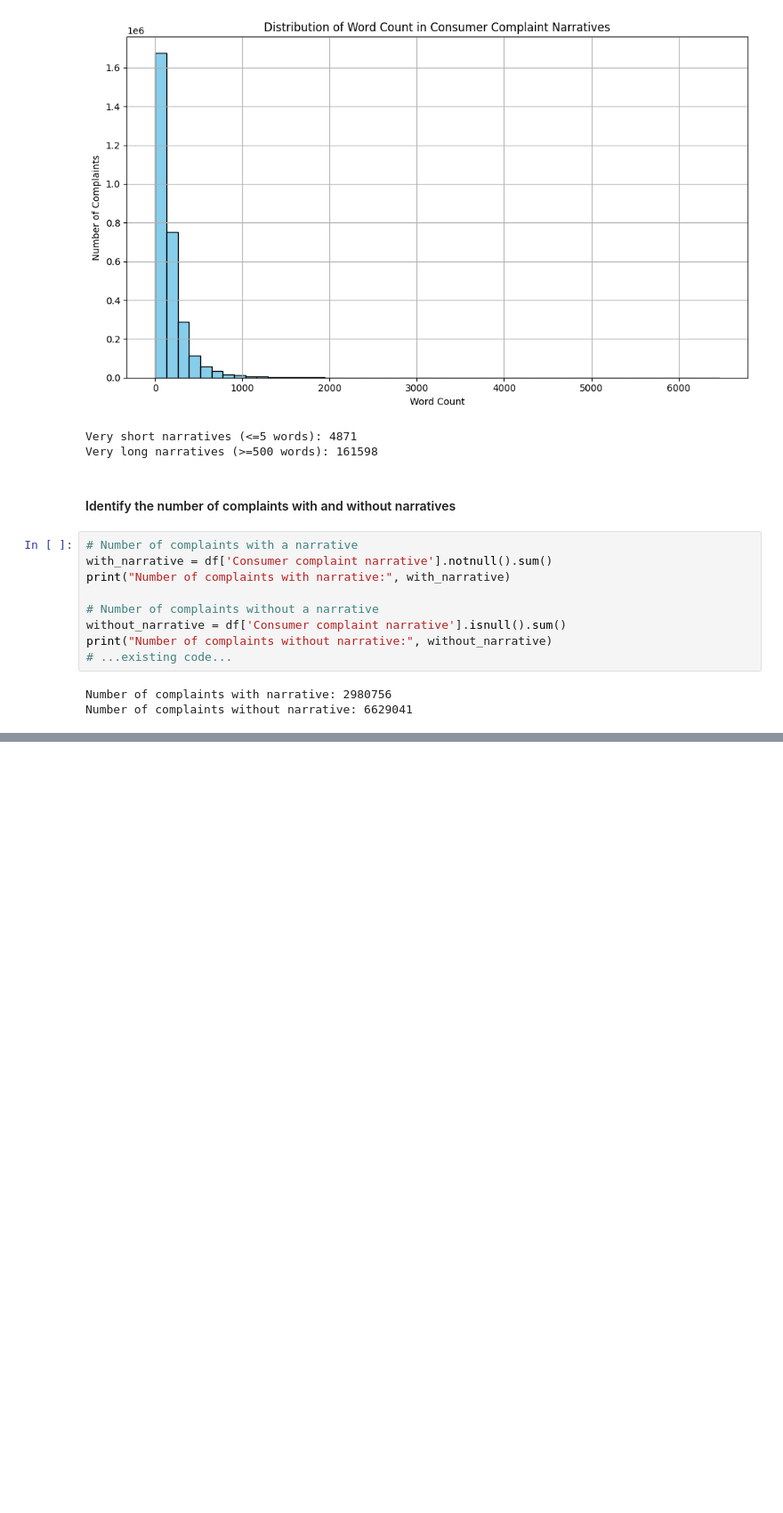
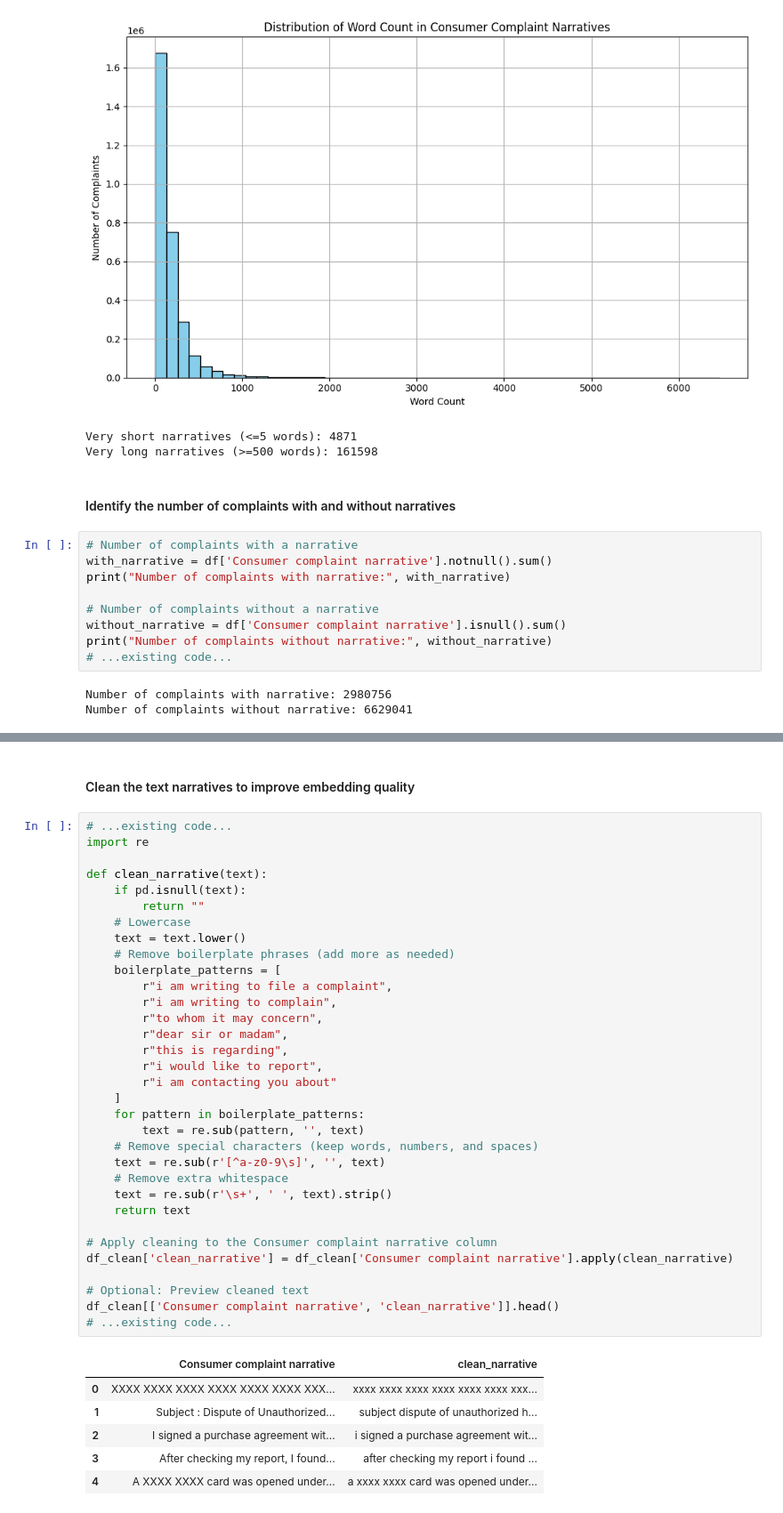
Before and after one commit to girmachew82/Intelligent_Complaint_Analysis_for_Financial_Services, a Jupyter notebook: notebooks/eda.ipynb, the cells around one changed output, grey strips where cells are left out. Shown at 89% size. Cells and saved outputs as stored; diff of their text form; blank space fills up the shorter version.

```diff
--- a/notebooks/eda.ipynb
+++ b/notebooks/eda.ipynb
@@ -281,0 +377,42 @@ Number of complaints without narrative: 6629041
+# %% [markdown]
+#### Clean the text narratives to improve embedding quality
+# %%
+# ...existing code...
+import re
+
+def clean_narrative(text):
+    if pd.isnull(text):
+        return ""
+    # Lowercase
+    text = text.lower()
+    # Remove boilerplate phrases (add more as needed)
+    boilerplate_patterns = [
+        r"i am writing to file a complaint",
+        r"i am writing to complain",
+        r"to whom it may concern",
+        r"dear sir or madam",
+        r"this is regarding",
+        r"i would like to report",
+        r"i am contacting you about"
+    ]
+    for pattern in boilerplate_patterns:
+        text = re.sub(pattern, '', text)
+    # Remove special characters (keep words, numbers, and spaces)
+    text = re.sub(r'[^a-z0-9\s]', '', text)
+    # Remove extra whitespace
+    text = re.sub(r'\s+', ' ', text).strip()
+    return text
+
+# Apply cleaning to the Consumer complaint narrative column
+df_clean['clean_narrative'] = df_clean['Consumer complaint narrative'].apply(clean_narrative)
+
+# Optional: Preview cleaned text
+df_clean[['Consumer complaint narrative', 'clean_narrative']].head()
+# ...existing code...
+# %% [output]
+|  | Consumer complaint narrative | clean_narrative |
+| 0 | XXXX XXXX XXXX XXXX XXXX XXXX XXX... | xxxx xxxx xxxx xxxx xxxx xxxx xxx... |
+| 1 | Subject : Dispute of Unauthorized... | subject dispute of unauthorized h... |
+| 2 | I signed a purchase agreement wit... | i signed a purchase agreement wit... |
+| 3 | After checking my report, I found... | after checking my report i found ... |
+| 4 | A XXXX XXXX card was opened under... | a xxxx xxxx card was opened under... |
```
Also changed, not shown: parts of 8 cells of this notebook.
